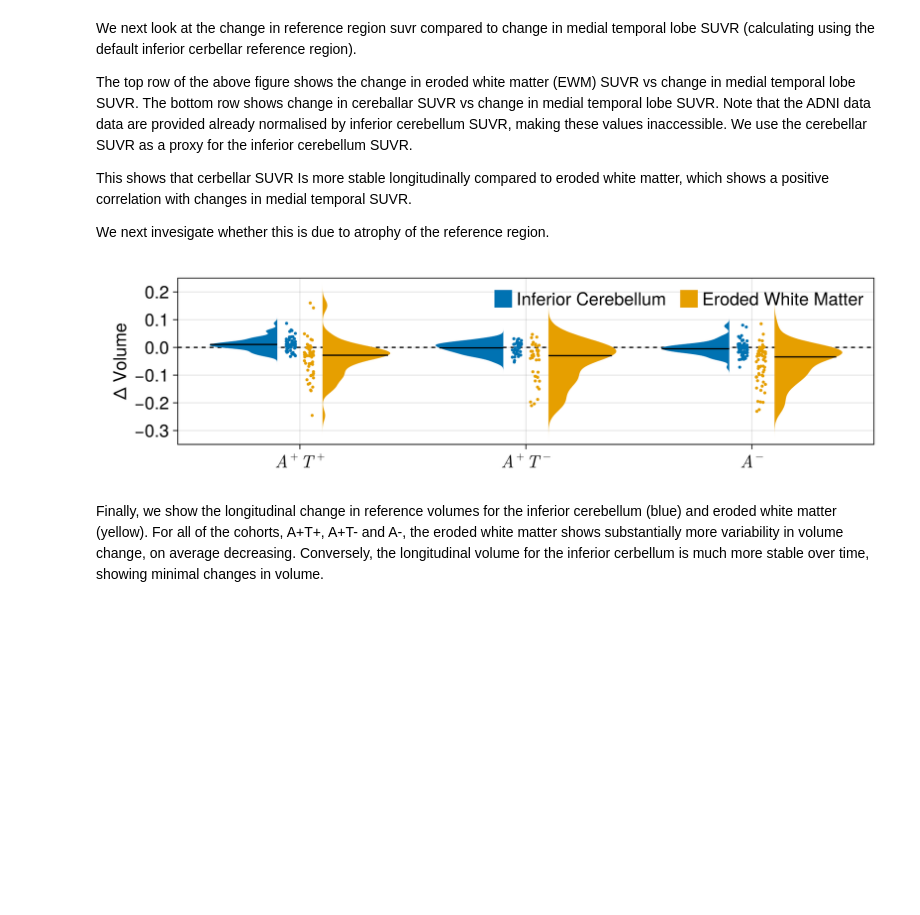
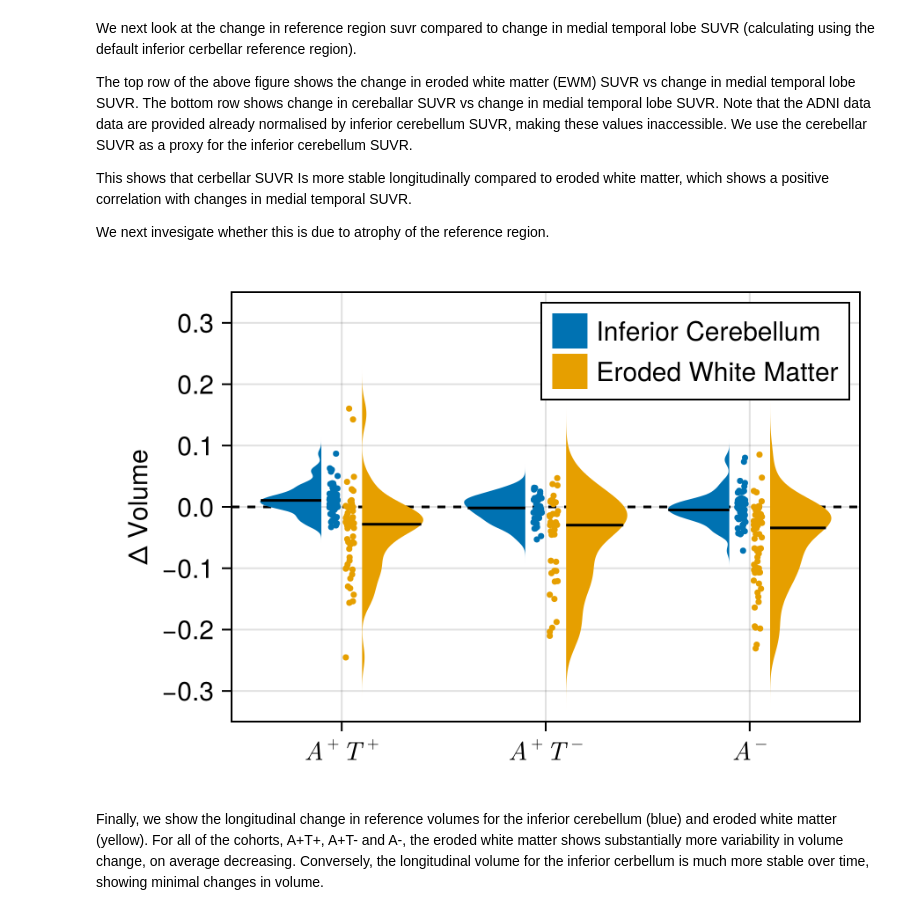
Before and after one commit to PavanChaggar/local-fkpp, a Jupyter notebook: adni/inference/analysis/notebooks/reference_region_analysis.ipynb, the cells around one changed output. Drawn from its saved outputs; the diff is of its cells as text; code cells hidden in the pictures; blank space fills up the shorter version.

```diff
--- a/adni/inference/analysis/notebooks/reference_region_analysis.ipynb
+++ b/adni/inference/analysis/notebooks/reference_region_analysis.ipynb
@@ -304,36 +261,36 @@ This shows that cerbellar SUVR Is more stable longitudinally compared to eroded
 We next invesigate whether this is due to atrophy of the reference region.
 # %%
 begin
-    f = Figure(size=(900, 250), fontsize=20)
+    f = Figure(size=(450, 300), fontsize=15)
     ax = Axis(f[1,1], ylabel="Δ Volume", yticks=-0.3:0.1:0.3, xticks=(1:1:3, [L"A^+T^+", L"A^+T^-", L"A^-"]))
     hlines!(ax, 0.0, linestyle=:dash, color=:black)
 
-    ylims!(ax, -0.35, 0.25)
+    ylims!(ax, -0.35, 0.35)
     ic_ref_vol_diff = get_diff.(ic_ref_vols[ic_tau_pos_idx])
     wm_ref_vol_diff = get_diff.(wm_ref_vols[wm_tau_pos_idx])
     rainclouds!(ones(length(ic_ref_vol_diff)) .* 0.9,      ic_ref_vol_diff, plot_boxplots=false,cloud_width=0.75, whiskerwidth=1, markersize=5, color=cols[1], label="Inferior Cerebellum")
     rainclouds!(ones(length(wm_ref_vol_diff)) .* 1.1,      wm_ref_vol_diff, plot_boxplots=false,cloud_width=0.75, whiskerwidth=1, markersize=5, side=:right, color=cols[2], label="Eroded White Matter")
 
     ic_ref_vol_diff = get_diff.(ic_ref_vols[ic_tau_neg_idx])
     wm_ref_vol_diff = get_diff.(wm_ref_vols[wm_tau_neg_idx])
     rainclouds!(ones(length(ic_ref_vol_diff)) .* 1.9,      ic_ref_vol_diff, plot_boxplots=false,cloud_width=0.75, whiskerwidth=1, markersize=5, color=cols[1])
     rainclouds!(ones(length(wm_ref_vol_diff)) .* 2.1,      wm_ref_vol_diff, plot_boxplots=false,cloud_width=0.75, whiskerwidth=1, markersize=5, side=:right, color=cols[2])
 
     ic_ref_vol_diff = get_diff.(ic_neg_ref_vols)
     wm_ref_vol_diff = get_diff.(wm_neg_ref_vols)
     rainclouds!(ones(length(ic_ref_vol_diff)) .* 2.9,      ic_ref_vol_diff, plot_boxplots=false,cloud_width=0.75, whiskerwidth=1, markersize=5, color=cols[1])
     rainclouds!(ones(length(wm_ref_vol_diff)) .* 3.1,      wm_ref_vol_diff, plot_boxplots=false,cloud_width=0.75, whiskerwidth=1, markersize=5, side=:right, color=cols[2])
     elem_1 = [PolyElement(color = cols[1])]
     elem_2 = [PolyElement(color = cols[2])]
-    axislegend(ax, merge=:true, unique=:true, framevisible=false, orientation=:horizontal)
+    axislegend(ax, merge=:true, unique=:true, nbanks=2, framevisible=true, orientation=:horizontal)
     # Legend(f[1, 2],
     # [elem_1, elem_2],
     # ["Inferior \nCerebellum", "Eroded \nWhite \nMatter",], patchsize = (20, 20), framevisible=false)
     save(projectdir("visualisation/reference_region/vol-reference-region.pdf"), f)
 end
 f
 # %% [output]
-[figure, old version]
+[figure, new version]
 # %% [markdown]
 Finally, we show the longitudinal change in reference volumes for the inferior cerebellum (blue) and eroded white matter (yellow). For all of the cohorts, A+T+, A+T- and A-, the eroded white matter shows substantially more variability in volume change, on average decreasing. Conversely, the longitudinal volume for the inferior cerbellum is much  more stable over time, showing minimal changes in volume.
 # %%
```
Also changed, not shown: parts of 9 cells of this notebook, 4 other files.
